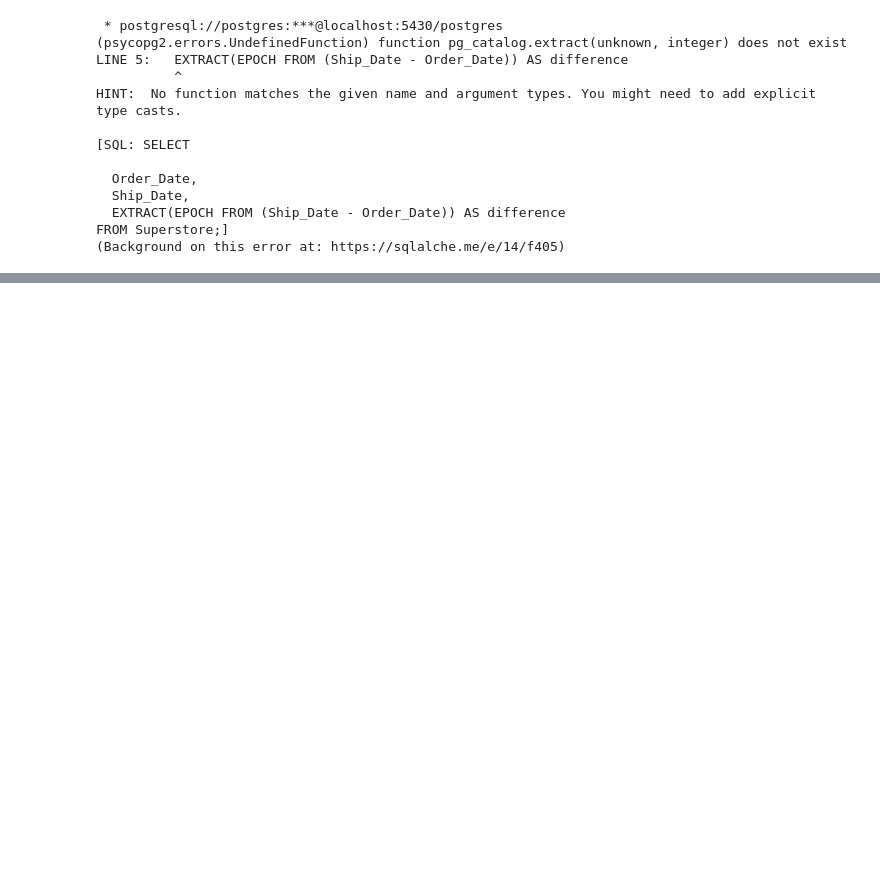
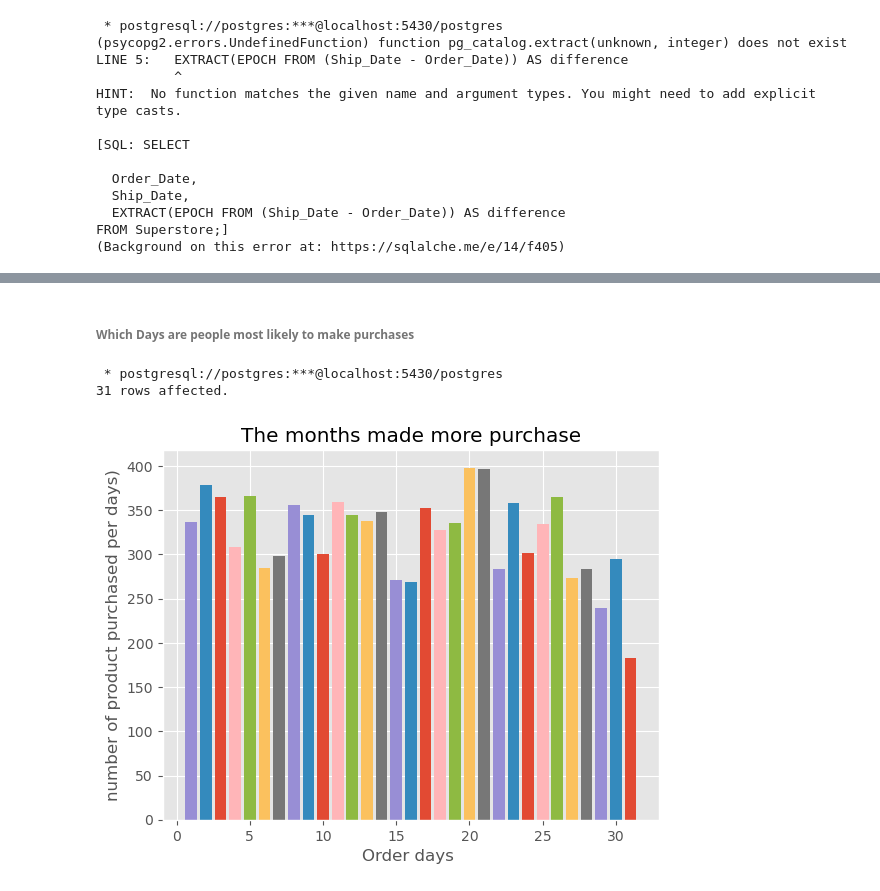
Before and after one commit to The-DigitalAcademy/Superstore_Analysis_visualisation, a Jupyter notebook: data_analytics_postgresql.ipynb, the cells around one changed output, grey strips where cells are left out. Cells and saved outputs as stored; diff of their text form; code cells hidden in the pictures; blank space fills up the shorter version.

```diff
--- a/data_analytics_postgresql.ipynb
+++ b/data_analytics_postgresql.ipynb
@@ -523,0 +451,21 @@ FROM Superstore;]
+# %% [markdown]
+###### Which Days are people most likely to make purchases
+# %%
+p = %sql SELECT order_day,COUNT(customer_id) FROM Superstore GROUP By order_day Order by order_day desc;
+p
+Order_days = []
+num_purchased = []
+
+for i in p:
+
+    Order_days=i[0]
+    num_purchased=i[1]
+    plt.bar(Order_days,num_purchased, label=Order_days )
+
+    plt.xlabel("Order days ")
+    plt.ylabel("number of product purchased per days)")
+    plt.title('The months made more purchase')
+# %% [output]
+ * postgresql://postgres:***@localhost:5430/postgres
+31 rows affected.
+[figure, added]
```
Also changed, not shown: parts of 51 cells of this notebook.
